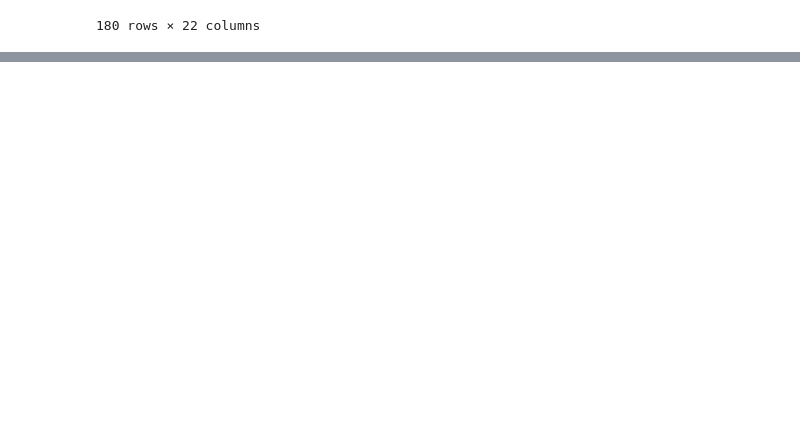
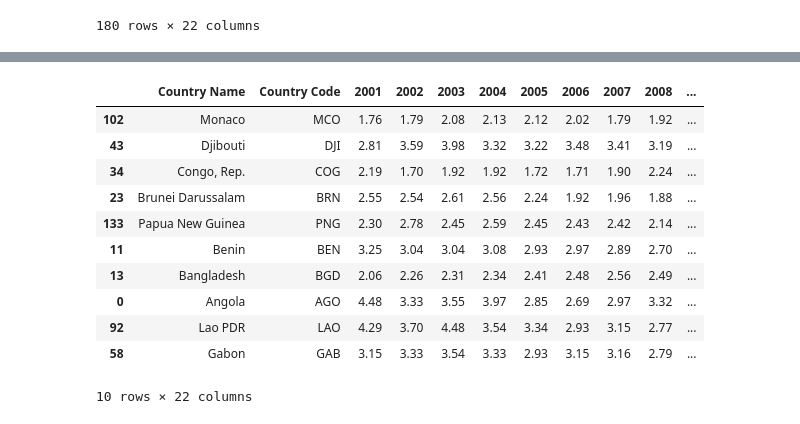
Before and after one commit to svujcich/Global_GDP_Trends, a Jupyter notebook: ETL/health_exp.ipynb, the cells around one changed output, grey strips where cells are left out. Drawn from its saved outputs; the diff is of its cells as text; code cells hidden in the pictures; blank space fills up the shorter version.

```diff
--- a/ETL/health_exp.ipynb
+++ b/ETL/health_exp.ipynb
@@ -372,0 +600,17 @@ new_health_df
+# %%
+# Sort and Find bottom 10 countries
+bottom_countries = new_health_df.sort_values(by = "2019", ascending = True)
+bottom_countries.head(10)
+# %% [output]
+|  | Country Name | Country Code | 2001 | 2002 | 2003 | 2004 | 2005 | 2006 | 2007 | 2008 | ... |
+| 102 | Monaco | MCO | 1.76 | 1.79 | 2.08 | 2.13 | 2.12 | 2.02 | 1.79 | 1.92 | ... |
+| 43 | Djibouti | DJI | 2.81 | 3.59 | 3.98 | 3.32 | 3.22 | 3.48 | 3.41 | 3.19 | ... |
+| 34 | Congo, Rep. | COG | 2.19 | 1.70 | 1.92 | 1.92 | 1.72 | 1.71 | 1.90 | 2.24 | ... |
+| 23 | Brunei Darussalam | BRN | 2.55 | 2.54 | 2.61 | 2.56 | 2.24 | 1.92 | 1.96 | 1.88 | ... |
+| 133 | Papua New Guinea | PNG | 2.30 | 2.78 | 2.45 | 2.59 | 2.45 | 2.43 | 2.42 | 2.14 | ... |
+| 11 | Benin | BEN | 3.25 | 3.04 | 3.04 | 3.08 | 2.93 | 2.97 | 2.89 | 2.70 | ... |
+| 13 | Bangladesh | BGD | 2.06 | 2.26 | 2.31 | 2.34 | 2.41 | 2.48 | 2.56 | 2.49 | ... |
+| 0 | Angola | AGO | 4.48 | 3.33 | 3.55 | 3.97 | 2.85 | 2.69 | 2.97 | 3.32 | ... |
+| 92 | Lao PDR | LAO | 4.29 | 3.70 | 4.48 | 3.54 | 3.34 | 2.93 | 3.15 | 2.77 | ... |
+| 58 | Gabon | GAB | 3.15 | 3.33 | 3.54 | 3.33 | 2.93 | 3.15 | 3.16 | 2.79 | ... |
+10 rows × 22 columns
```
Also changed, not shown: parts of 11 cells of this notebook.
